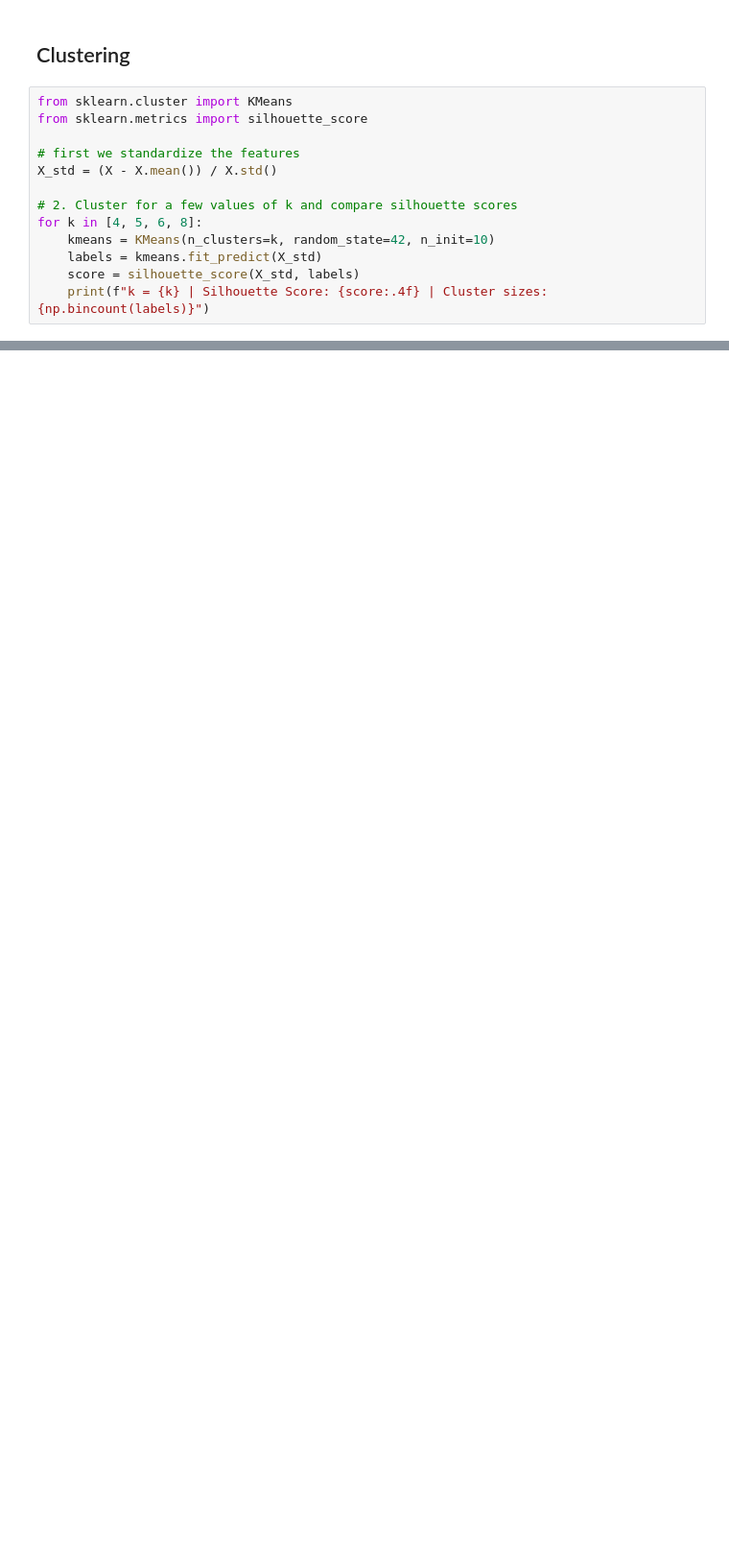
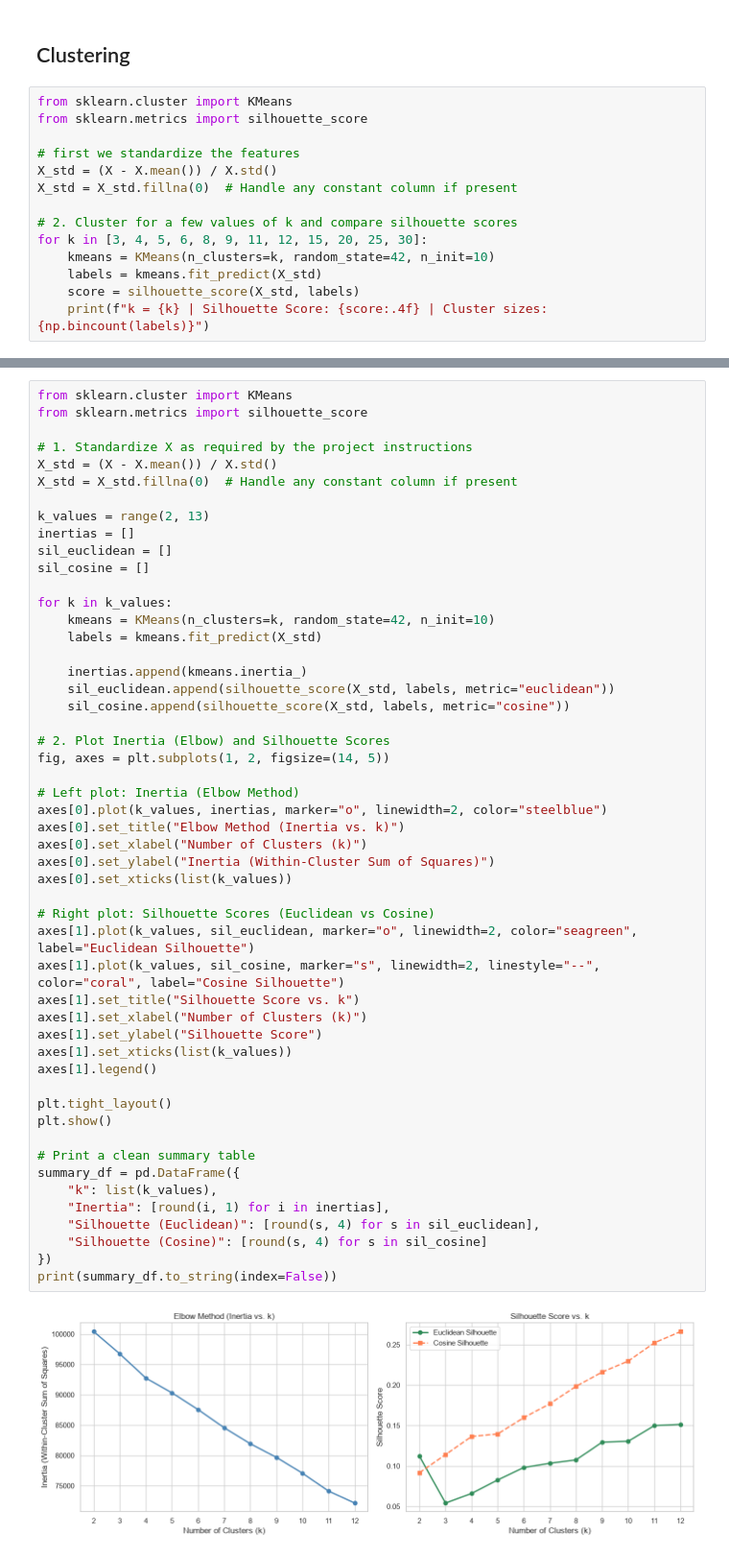
Before and after one commit to Alexandre-Cholat/twitch_live_datacq, a Jupyter notebook: notebooks/mining.ipynb, the cells around one changed output, grey strips where cells are left out. Shown at 96% size. Cells and saved outputs as stored; diff of their text form; blank space fills up the shorter version.

Commit message:
cluster visualisation

```diff
--- a/notebooks/mining.ipynb
+++ b/notebooks/mining.ipynb
@@ -254,9 +254,10 @@ from sklearn.metrics import silhouette_score
 
 # first we standardize the features
 X_std = (X - X.mean()) / X.std()
+X_std = X_std.fillna(0)  # Handle any constant column if present
 
 # 2. Cluster for a few values of k and compare silhouette scores
-for k in [4, 5, 6, 8]:
+for k in [3, 4, 5, 6, 8, 9, 11, 12, 15, 20, 25, 30]:
     kmeans = KMeans(n_clusters=k, random_state=42, n_init=10)
     labels = kmeans.fit_predict(X_std)
     score = silhouette_score(X_std, labels)
@@ -268,0 +275,53 @@ k = 8 | Silhouette Score: 0.1004 | Cluster sizes: [ 98 199 336 126 198 662  98 2
+# %%
+from sklearn.cluster import KMeans
+from sklearn.metrics import silhouette_score
+
+# 1. Standardize X as required by the project instructions
+X_std = (X - X.mean()) / X.std()
+X_std = X_std.fillna(0)  # Handle any constant column if present
+
+k_values = range(2, 13)
+inertias = []
+sil_euclidean = []
+sil_cosine = []
+
+for k in k_values:
+    kmeans = KMeans(n_clusters=k, random_state=42, n_init=10)
+    labels = kmeans.fit_predict(X_std)
+
+    inertias.append(kmeans.inertia_)
+    sil_euclidean.append(silhouette_score(X_std, labels, metric="euclidean"))
+    sil_cosine.append(silhouette_score(X_std, labels, metric="cosine"))
+
+# 2. Plot Inertia (Elbow) and Silhouette Scores
+fig, axes = plt.subplots(1, 2, figsize=(14, 5))
+
+# Left plot: Inertia (Elbow Method)
+axes[0].plot(k_values, inertias, marker="o", linewidth=2, color="steelblue")
+axes[0].set_title("Elbow Method (Inertia vs. k)")
+axes[0].set_xlabel("Number of Clusters (k)")
+axes[0].set_ylabel("Inertia (Within-Cluster Sum of Squares)")
+axes[0].set_xticks(list(k_values))
+
+# Right plot: Silhouette Scores (Euclidean vs Cosine)
+axes[1].plot(k_values, sil_euclidean, marker="o", linewidth=2, color="seagreen", label="Euclidean Silhouette")
+axes[1].plot(k_values, sil_cosine, marker="s", linewidth=2, linestyle="--", color="coral", label="Cosine Silhouette")
+axes[1].set_title("Silhouette Score vs. k")
+axes[1].set_xlabel("Number of Clusters (k)")
+axes[1].set_ylabel("Silhouette Score")
+axes[1].set_xticks(list(k_values))
+axes[1].legend()
+
+plt.tight_layout()
+plt.show()
+
+# Print a clean summary table
+summary_df = pd.DataFrame({
+    "k": list(k_values),
+    "Inertia": [round(i, 1) for i in inertias],
+    "Silhouette (Euclidean)": [round(s, 4) for s in sil_euclidean],
+    "Silhouette (Cosine)": [round(s, 4) for s in sil_cosine]
+})
+print(summary_df.to_string(index=False))
+# %% [output]
+[figure, added]
```
Also changed, not shown: parts of 6 cells of this notebook.
